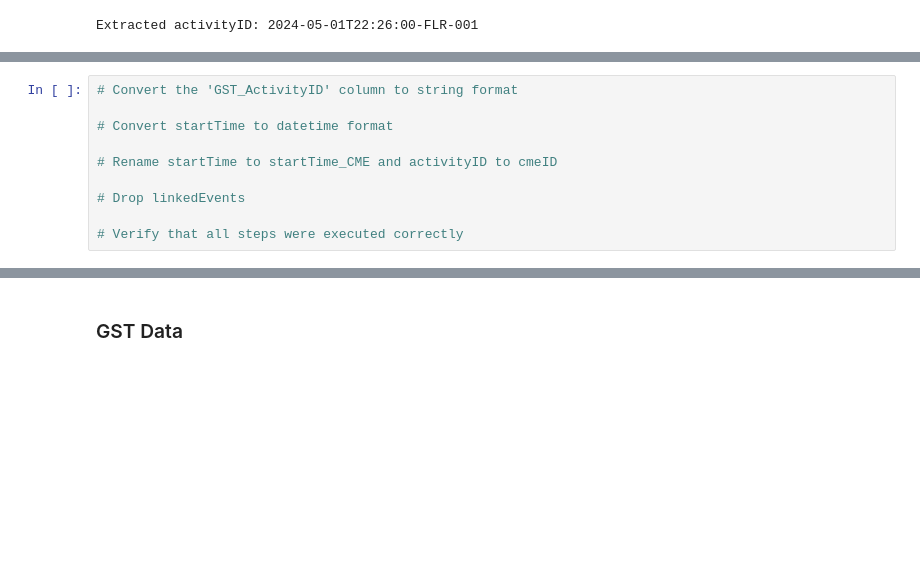
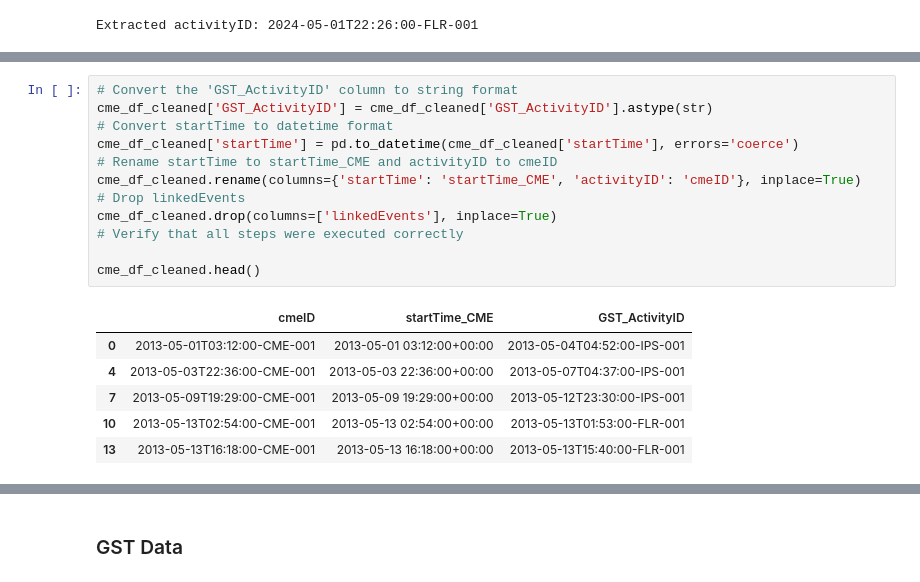
Before and after one commit to Armand57araujo/data-sourcing-challenge, a Jupyter notebook: retrieve_data.ipynb, the cells around one changed output, grey strips where cells are left out. Drawn from its saved outputs; the diff is of its cells as text; blank space fills up the shorter version.

```diff
--- a/retrieve_data.ipynb
+++ b/retrieve_data.ipynb
@@ -221,13 +246,22 @@ cme_df[['linkedEvents', 'GST_ActivityID']].head()
 # %%
 # Convert the 'GST_ActivityID' column to string format
+cme_df_cleaned['GST_ActivityID'] = cme_df_cleaned['GST_ActivityID'].astype(str)
+# Convert startTime to datetime format
+cme_df_cleaned['startTime'] = pd.to_datetime(cme_df_cleaned['startTime'], errors='coerce')
+# Rename startTime to startTime_CME and activityID to cmeID
+cme_df_cleaned.rename(columns={'startTime': 'startTime_CME', 'activityID': 'cmeID'}, inplace=True)
+# Drop linkedEvents
+cme_df_cleaned.drop(columns=['linkedEvents'], inplace=True)
+# Verify that all steps were executed correctly
 
-# Convert startTime to datetime format
-
-# Rename startTime to startTime_CME and activityID to cmeID
-
-# Drop linkedEvents
-
-# Verify that all steps were executed correctly
+cme_df_cleaned.head()
+# %% [output]
+|  | cmeID | startTime_CME | GST_ActivityID |
+| 0 | 2013-05-01T03:12:00-CME-001 | 2013-05-01 03:12:00+00:00 | 2013-05-04T04:52:00-IPS-001 |
+| 4 | 2013-05-03T22:36:00-CME-001 | 2013-05-03 22:36:00+00:00 | 2013-05-07T04:37:00-IPS-001 |
+| 7 | 2013-05-09T19:29:00-CME-001 | 2013-05-09 19:29:00+00:00 | 2013-05-12T23:30:00-IPS-001 |
+| 10 | 2013-05-13T02:54:00-CME-001 | 2013-05-13 02:54:00+00:00 | 2013-05-13T01:53:00-FLR-001 |
+| 13 | 2013-05-13T16:18:00-CME-001 | 2013-05-13 16:18:00+00:00 | 2013-05-13T15:40:00-FLR-001 |
 # %%
 # We are only interested in CMEs related to GSTs so keep only rows where the GST_ActivityID column contains 'GST'
 # use the method 'contains()' from the str library.
```
Also changed, not shown: parts of 9 cells of this notebook.
